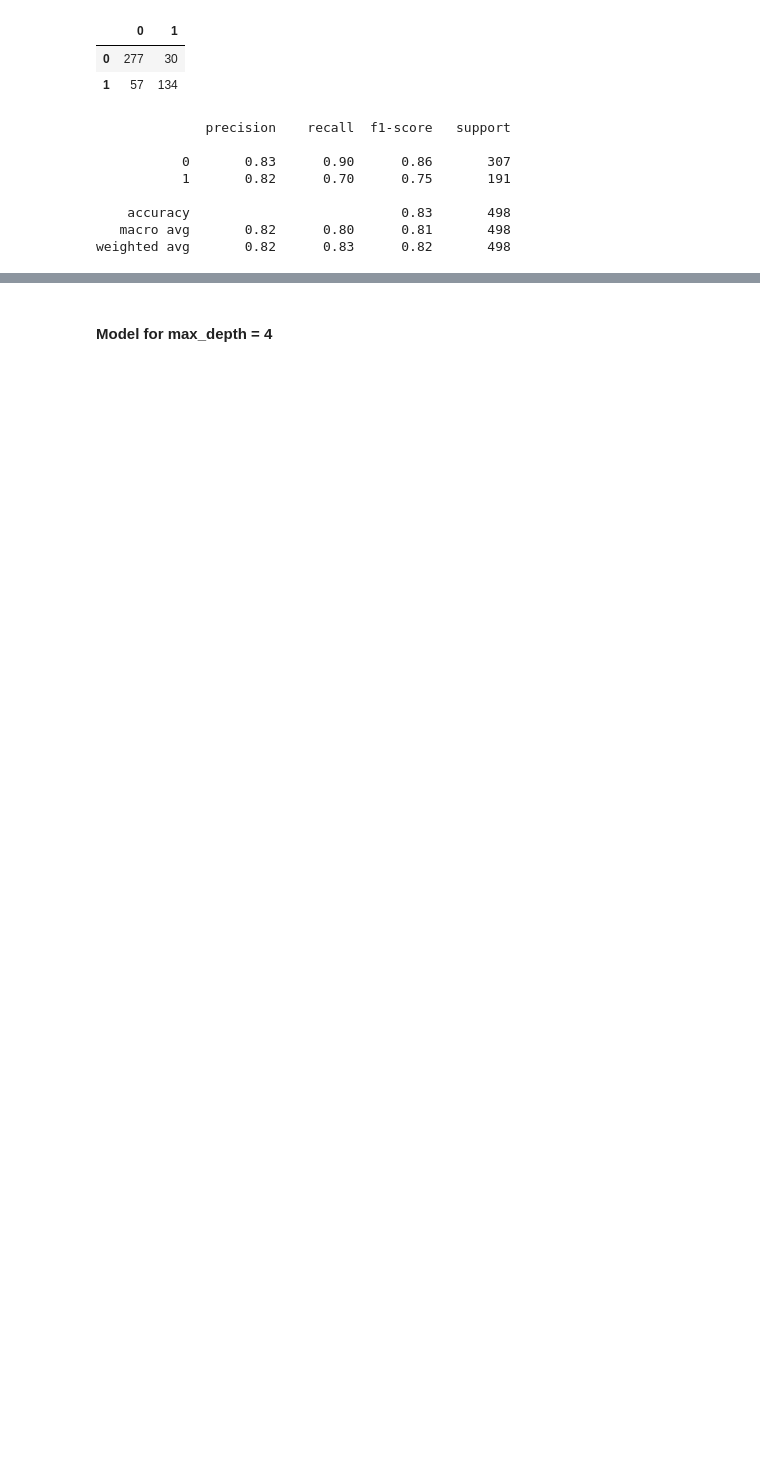
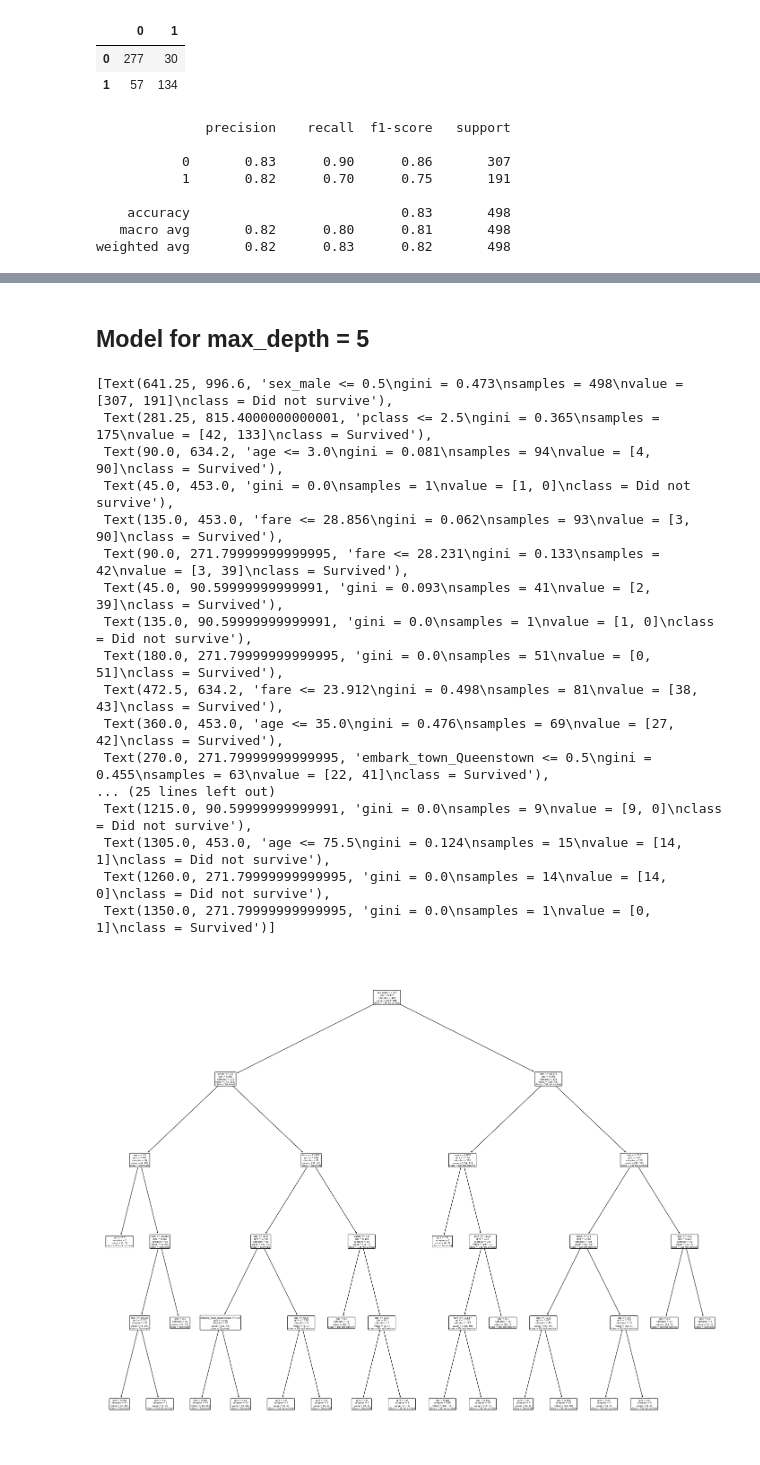
Before and after one commit to Severina7/classification_exercises, a Jupyter notebook: model.ipynb, the cells around one changed output, grey strips where cells are left out. Cells and saved outputs as stored; diff of their text form; code cells hidden in the pictures; blank space fills up the shorter version.

Commit message:
adding more exercises to model.ipynb

```diff
--- a/model.ipynb
+++ b/model.ipynb
@@ -125,7 +125,7 @@ train.survived.value_counts()
 1    191
 Name: survived, dtype: int64
 # %%
-train['baseline_prediction'] = '0'
+train['baseline_prediction'] = 0
 baseline_accuracy = (train.baseline_prediction == train.survived).mean()
 baseline_accuracy
 # %% [output]
@@ -244,2 +282,30 @@ weighted avg       0.82      0.83      0.82       498
 # %% [markdown]
-#### Model for max_depth = 4
+## Model for max_depth = 5
+# %%
+X_train2 = train.drop(columns=['survived'])
+y_train2 = train.survived
+clf2 = DecisionTreeClassifier(max_depth=5, random_state=175)
+
+clf2 = clf2.fit(X_train2, y_train2)
+# %%
+plt.figure(figsize=(25, 20))
+plot_tree(clf2, feature_names=X_train.columns, class_names=['Did not survive', 'Survived'], rounded=True)
+# %% [output]
+[Text(641.25, 996.6, 'sex_male <= 0.5\ngini = 0.473\nsamples = 498\nvalue = [307, 191]\nclass = Did not survive'),
+ Text(281.25, 815.4000000000001, 'pclass <= 2.5\ngini = 0.365\nsamples = 175\nvalue = [42, 133]\nclass = Survived'),
+ Text(90.0, 634.2, 'age <= 3.0\ngini = 0.081\nsamples = 94\nvalue = [4, 90]\nclass = Survived'),
+ Text(45.0, 453.0, 'gini = 0.0\nsamples = 1\nvalue = [1, 0]\nclass = Did not survive'),
+ Text(135.0, 453.0, 'fare <= 28.856\ngini = 0.062\nsamples = 93\nvalue = [3, 90]\nclass = Survived'),
+ Text(90.0, 271.79999999999995, 'fare <= 28.231\ngini = 0.133\nsamples = 42\nvalue = [3, 39]\nclass = Survived'),
+ Text(45.0, 90.59999999999991, 'gini = 0.093\nsamples = 41\nvalue = [2, 39]\nclass = Survived'),
+ Text(135.0, 90.59999999999991, 'gini = 0.0\nsamples = 1\nvalue = [1, 0]\nclass = Did not survive'),
+ Text(180.0, 271.79999999999995, 'gini = 0.0\nsamples = 51\nvalue = [0, 51]\nclass = Survived'),
+ Text(472.5, 634.2, 'fare <= 23.912\ngini = 0.498\nsamples = 81\nvalue = [38, 43]\nclass = Survived'),
+ Text(360.0, 453.0, 'age <= 35.0\ngini = 0.476\nsamples = 69\nvalue = [27, 42]\nclass = Survived'),
+ Text(270.0, 271.79999999999995, 'embark_town_Queenstown <= 0.5\ngini = 0.455\nsamples = 63\nvalue = [22, 41]\nclass = Survived'),
+... (25 lines left out)
+ Text(1215.0, 90.59999999999991, 'gini = 0.0\nsamples = 9\nvalue = [9, 0]\nclass = Did not survive'),
+ Text(1305.0, 453.0, 'age <= 75.5\ngini = 0.124\nsamples = 15\nvalue = [14, 1]\nclass = Did not survive'),
+ Text(1260.0, 271.79999999999995, 'gini = 0.0\nsamples = 14\nvalue = [14, 0]\nclass = Did not survive'),
+ Text(1350.0, 271.79999999999995, 'gini = 0.0\nsamples = 1\nvalue = [0, 1]\nclass = Survived')]
+[figure, added]
```
Also changed, not shown: parts of 30 cells of this notebook.
